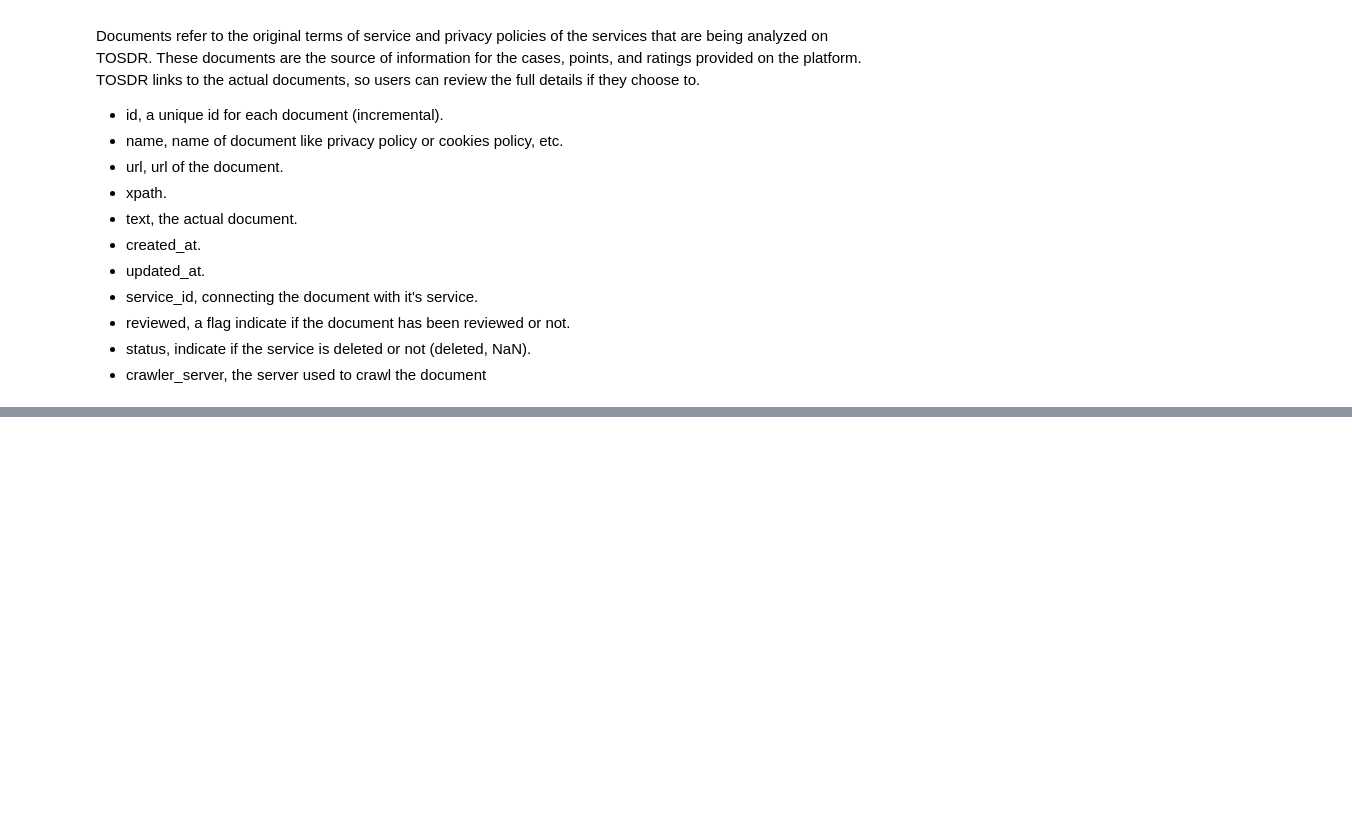
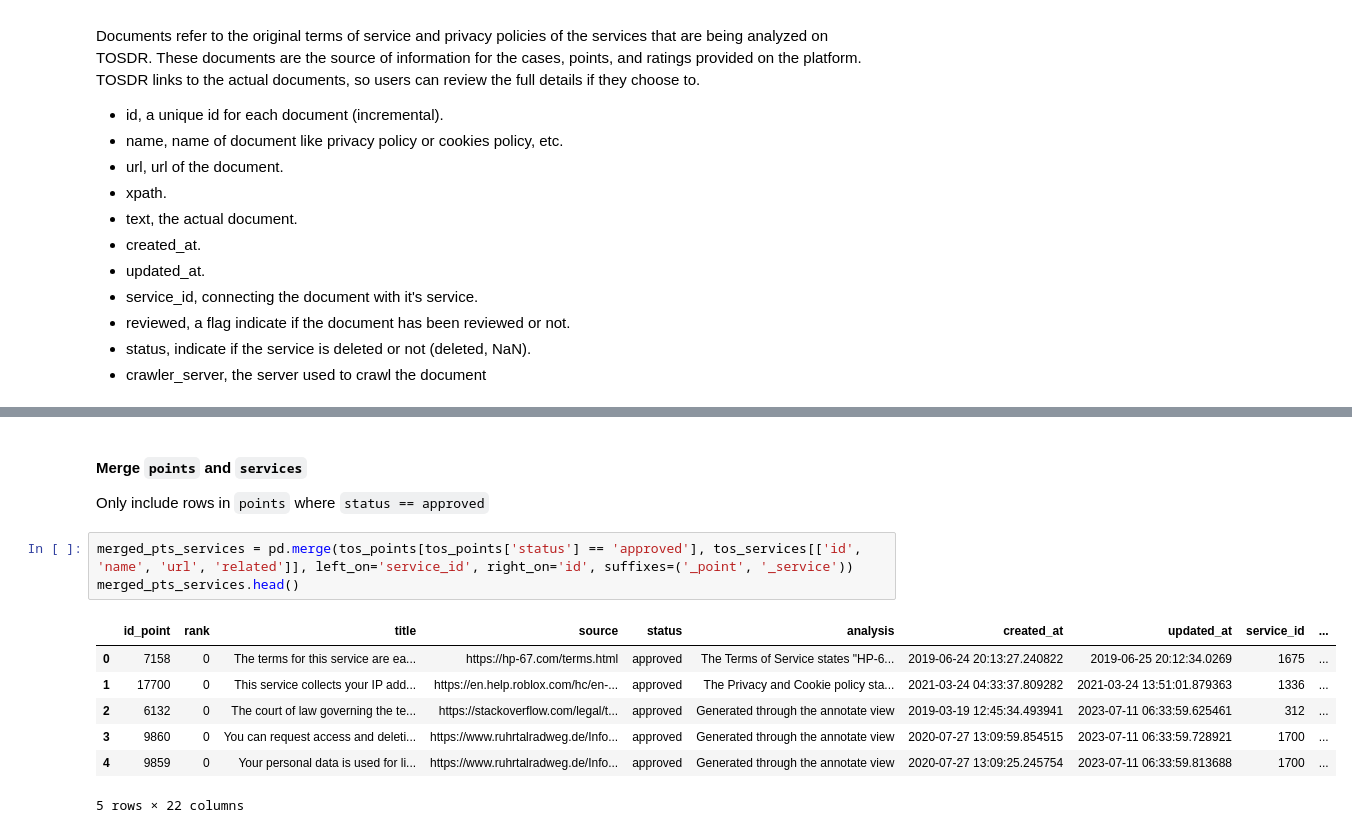
Before and after one commit to riki-11/lawgic, a Jupyter notebook: notebooks/tos_dr_exploration.ipynb, the cells around one changed output, grey strips where cells are left out. Saved outputs shown, nothing was run; the diff lists cells and outputs as text; blank space fills up the shorter version.

```diff
--- a/notebooks/tos_dr_exploration.ipynb
+++ b/notebooks/tos_dr_exploration.ipynb
@@ -148,0 +258,14 @@ tos_documents.head()
+# %% [markdown]
+#### Merge `points` and `services`
+Only include rows in `points` where `status == approved`
+# %%
+merged_pts_services = pd.merge(tos_points[tos_points['status'] == 'approved'], tos_services[['id', 'name', 'url', 'related']], left_on='service_id', right_on='id', suffixes=('_point', '_service'))
+merged_pts_services.head()
+# %% [output]
+|  | id_point | rank | title | source | status | analysis | created_at | updated_at | service_id | ... |
+| 0 | 7158 | 0 | The terms for this service are ea... | https://hp-67.com/terms.html | approved | The Terms of Service states "HP-6... | 2019-06-24 20:13:27.240822 | 2019-06-25 20:12:34.0269 | 1675 | ... |
+| 1 | 17700 | 0 | This service collects your IP add... | https://en.help.roblox.com/hc/en-... | approved | The Privacy and Cookie policy sta... | 2021-03-24 04:33:37.809282 | 2021-03-24 13:51:01.879363 | 1336 | ... |
+| 2 | 6132 | 0 | The court of law governing the te... | https://stackoverflow.com/legal/t... | approved | Generated through the annotate view | 2019-03-19 12:45:34.493941 | 2023-07-11 06:33:59.625461 | 312 | ... |
+| 3 | 9860 | 0 | You can request access and deleti... | https://www.ruhrtalradweg.de/Info... | approved | Generated through the annotate view | 2020-07-27 13:09:59.854515 | 2023-07-11 06:33:59.728921 | 1700 | ... |
+| 4 | 9859 | 0 | Your personal data is used for li... | https://www.ruhrtalradweg.de/Info... | approved | Generated through the annotate view | 2020-07-27 13:09:25.245754 | 2023-07-11 06:33:59.813688 | 1700 | ... |
+5 rows × 22 columns
```
Also changed, not shown: parts of 16 cells of this notebook.
